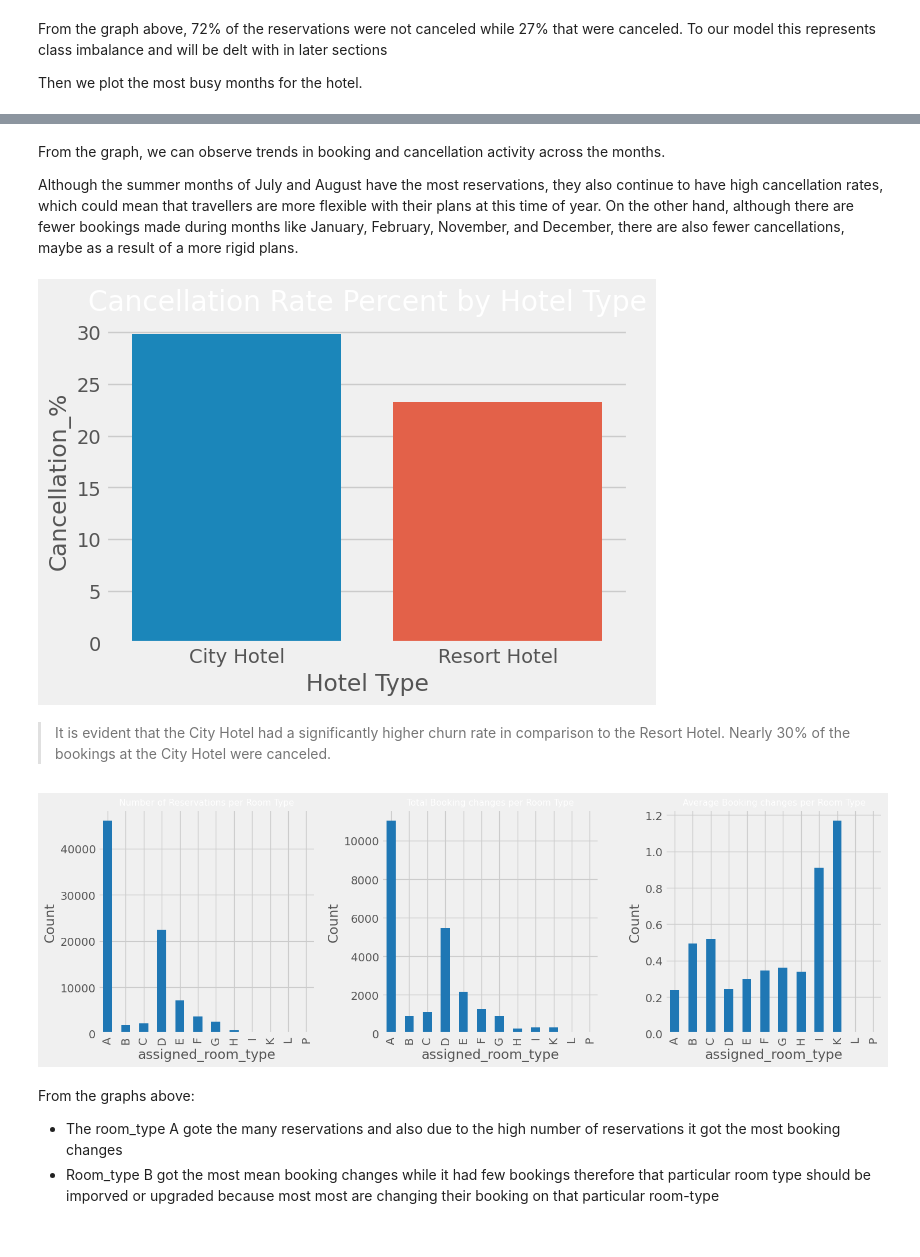
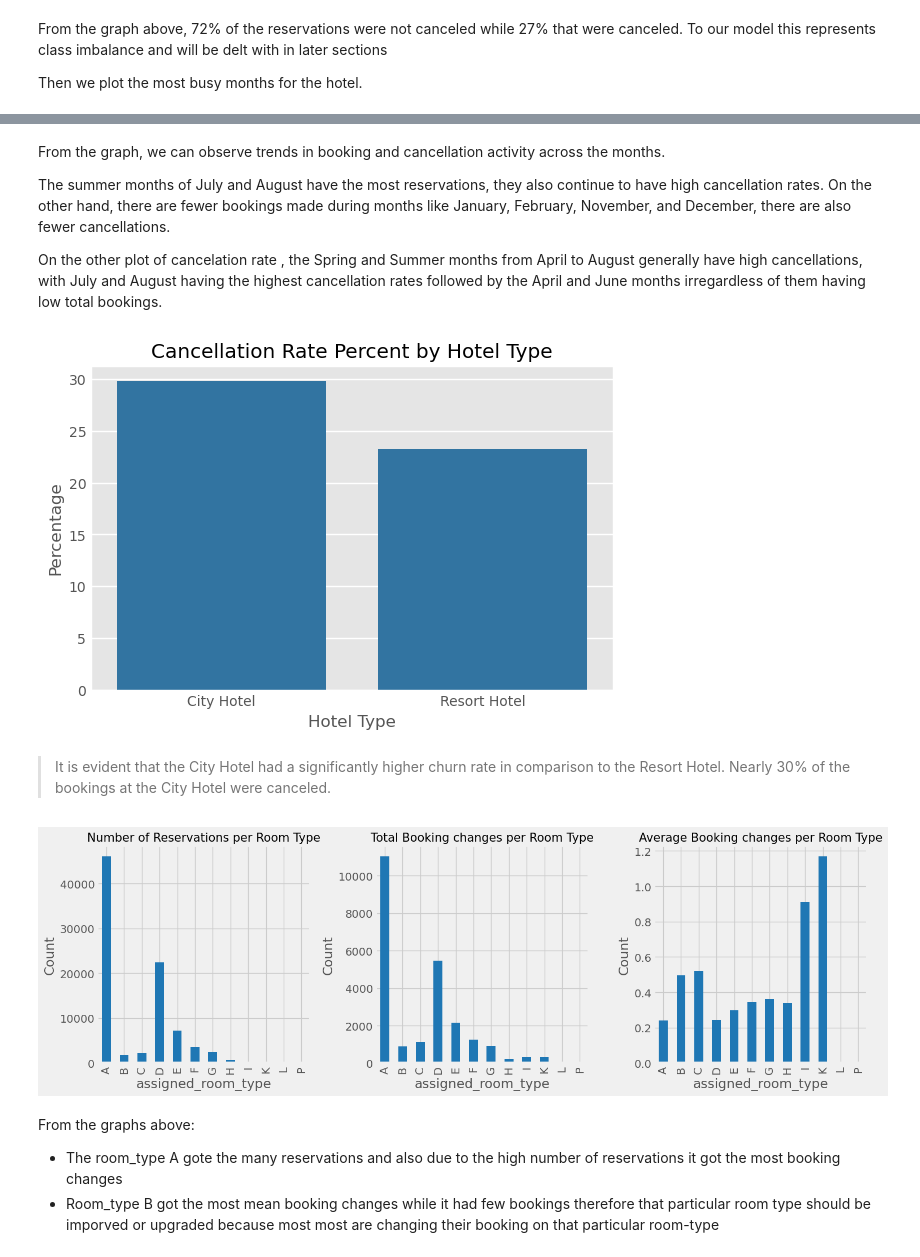
Before and after one commit to sha-ddie/Hotel-Reservation-Churning-Prediction, a Jupyter notebook: Analysis.ipynb, the cells around one changed output, grey strips where cells are left out. Cells and saved outputs as stored; diff of their text form; code cells hidden in the pictures.

```diff
--- a/Analysis.ipynb
+++ b/Analysis.ipynb
@@ -197,9 +184,9 @@ Index(['hotel', 'is_canceled', 'lead_time', 'arrival_date_year',
 In order to develop a model from the dataset,it is necessary to explore the dataset exhaustively to gain a better understanding therefore we will perform explolatory analsis while exploring the various research questions.
 # %%
 # ploting value counts of our dependent variable
-plt.style.use("fivethirtyeight")
+
 fig, ax=plt.subplots()
-sns.countplot(x=data.is_canceled.replace({1:'Canceled',0:'Not Canceled'}), ax=ax)
+sns.countplot(x=data.is_canceled.replace({1:'Canceled',0:'Not Canceled'}), color="tab:blue", ax=ax)
 ax.bar_label( ax.containers[0],padding=3, fmt='{:,}');
 ax.set_title("Reservation Status");
 # %% [output]
@@ -246,7 +240,9 @@ plt.show()
 # %% [markdown]
 From the graph, we can observe trends in booking and cancellation activity across the months.
 
-Although the summer months of July and August have the most reservations, they also continue to have high cancellation rates, which could mean that travellers are more flexible with their plans at this time of year. On the other hand, although there are fewer bookings made during months like January, February, November, and December, there are also fewer cancellations, maybe as a result of a more rigid plans.
+The summer months of July and August have the most reservations, they also continue to have high cancellation rates. On the other hand, there are fewer bookings made during months like January, February, November, and December, there are also fewer cancellations.
+
+On the other plot of cancelation rate , the Spring and Summer months from April to August generally have high cancellations, with July and August having the highest cancellation rates followed by the April and June months irregardless of them having low total bookings.
 # %%
 # Selecting and counting number of cancelled bookings for each hotel.
 
@@ -272,48 +268,49 @@ d_3['cancel_%'] = round((d_3['total_cancelled_bookings']/d_3['total_bookings'])*
 
 # plotting the graph
 plt.figure(figsize=(6, 4))
-sns.barplot(x=d_3.index, y=d_3['cancel_%'])
+sns.barplot(x=d_3.index, y=d_3['cancel_%'],color='tab:blue')
 plt.xlabel('Hotel Type')
-plt.ylabel('Cancellation_%')
+plt.ylabel('Percentage')
 plt.title('Cancellation Rate Percent by Hotel Type');
 # %% [output]
-[figure, old version]
+[figure, new version]
 # %% [markdown]
 > It is evident that the City Hotel had a significantly higher churn rate in comparison to the Resort Hotel. Nearly 30% of the bookings at the City Hotel were canceled.
 # %%
+
 # creating the plotting axes
 fig, ax=plt.subplots(ncols=3, figsize=(15,5))
 
 # grouping our data by room_type inorder to get the total number of reservations per toom type
 data.groupby('assigned_room_type')['is_canceled'].count().\
             plot.bar(ax=ax[0],color='tab:blue')                         # creating a bar plot for the first axis
 ax[0].set_ylabel("Count")                                               #labeling the y axis
-ax[0].set_title("Number of Reservations per Room Type", fontsize='11')  # setting the subplot title
+ax[0].set_title("Number of Reservations per Room Type", fontsize='15')  # setting the subplot title
 
 
 # creating a pivot table for the number of booking changes that happened for each room type
 pd.pivot_table(data,                                                   # data
                values='booking_changes',                                # values used for aggregation
                index=['assigned_room_type'],                            # column used as index
                aggfunc=[np.sum] )[('sum', 'booking_changes')].\
             plot.bar(ax=ax[1], color="tab:blue")                        # bar plot for middle axis
 ax[1].set_ylabel("Count")                                               # y axis labe
-ax[1].set_title("Total Booking changes per Room Type", fontsize='11')   # title
+ax[1].set_title("Total Booking changes per Room Type", fontsize='15')   # title
 
 
 # creating a pivot table for the mean number of booking changes that happened for each room type
 pd.pivot_table(data,                                                 # data
                values='booking_changes',                              # values used for aggregation
                index=['assigned_room_type'],                          # column used for grouping
                aggfunc=[np.mean])[('mean', 'booking_changes')].\
             plot.bar(ax=ax[2], color="tab:blue")                              # bar plot for the third axis
 ax[2].set_ylabel("Count")                                             # y axis label
-ax[2].set_title("Average Booking changes per Room Type", fontsize='11') # title
+ax[2].set_title("Average Booking changes per Room Type", fontsize='15') # title
 
 plt.tight_layout()
 plt.show();
 # %% [output]
-[figure, old version]
+[figure, new version]
 # %% [markdown]
 From the graphs above:
 - The room_type A gote the many reservations and also due to the high number of reservations it got the most booking changes
```
Also changed, not shown: parts of 36 cells of this notebook.
